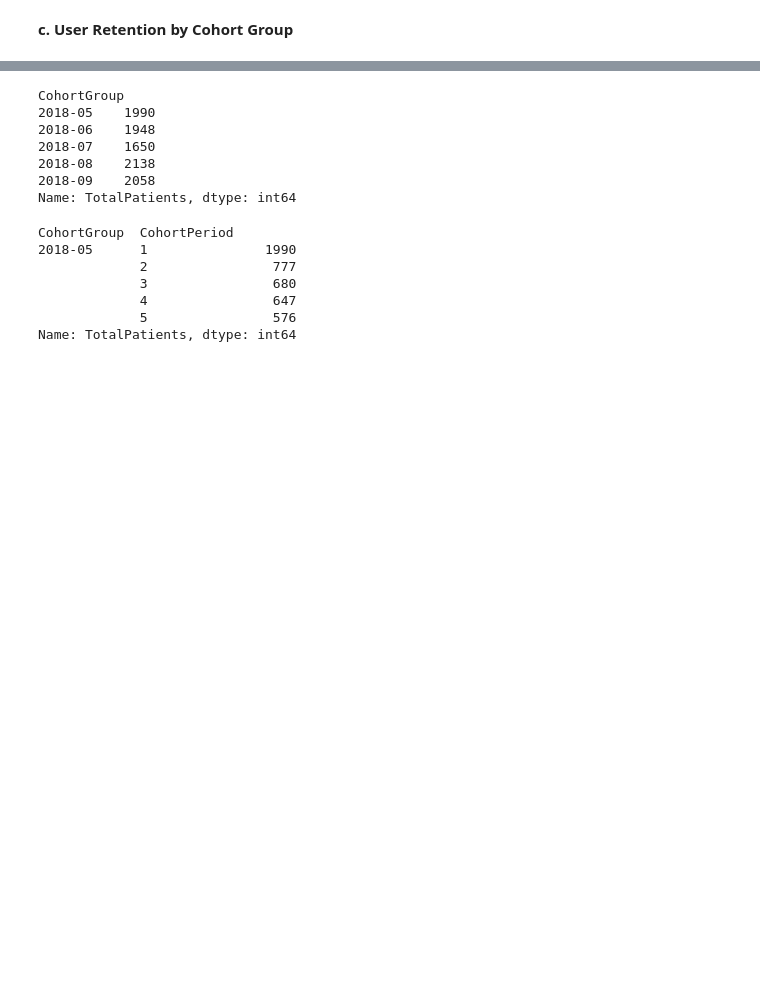
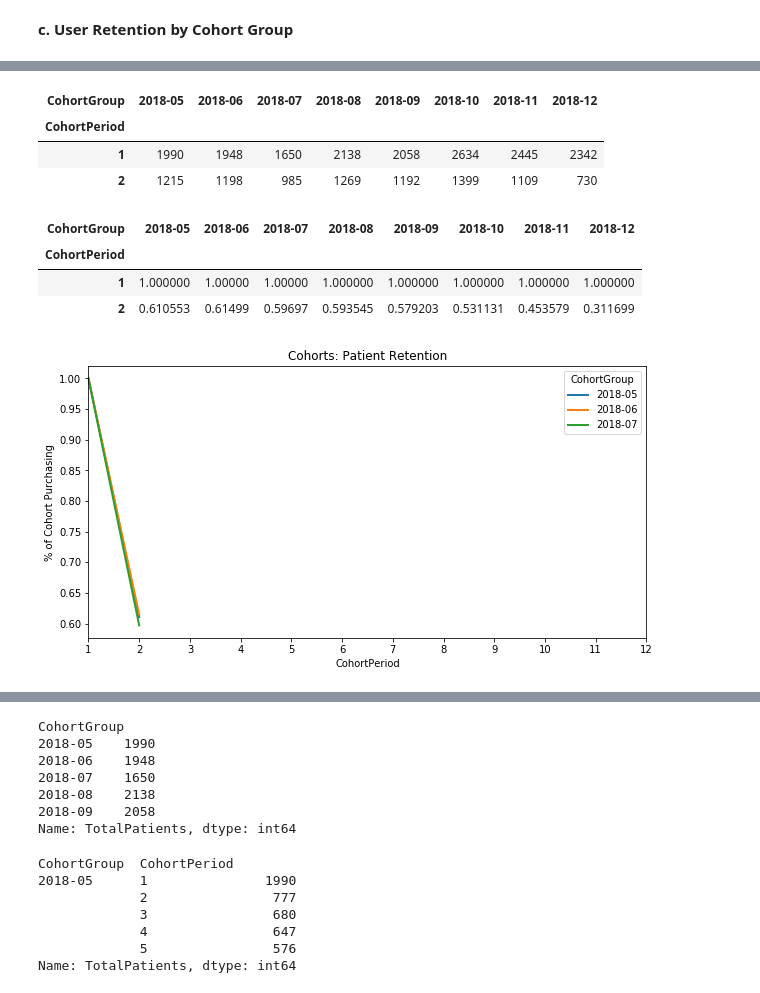
Before and after one commit to MartinAlonzo1/capsule, a Jupyter notebook: Capsule.ipynb, the cells around one changed output, grey strips where cells are left out. Saved outputs shown, nothing was run; the diff lists cells and outputs as text; code cells hidden in the pictures; blank space fills up the shorter version.

```diff
--- a/Capsule.ipynb
+++ b/Capsule.ipynb
@@ -227,2 +224,10 @@ cohorts.head()
 # %% [markdown]
 **c. User Retention by Cohort Group**
+# %%
+# reindex the DataFrame
+cohorts.reset_index(inplace=True)
+cohorts.set_index(['CohortGroup', 'CohortPeriod'], inplace=True)
+
+# create a Series holding the total size of each CohortGroup
+cohort_group_size = cohorts['TotalPatients'].groupby(level=0).first()
+cohort_group_size.head()
@@ -228,0 +242,31 @@ cohorts.head()
+# %%
+# unstack our cohorts DataFrame to create a matrix where each column represents a CohortGroup
+# and each row is the CohortPeriod corresponding to that group
+
+cohorts['TotalPatients'].unstack(0).head()
+# %% [output]
+| CohortGroup | 2018-05 | 2018-06 | 2018-07 | 2018-08 | 2018-09 | 2018-10 | 2018-11 | 2018-12 |
+| CohortPeriod |  |  |  |  |  |  |  |  |
+| 1 | 1990 | 1948 | 1650 | 2138 | 2058 | 2634 | 2445 | 2342 |
+| 2 | 1215 | 1198 | 985 | 1269 | 1192 | 1399 | 1109 | 730 |
+# %%
+# utilize broadcasting to divide each column by the corresponding cohort_group_size
+# The resulting DataFrame, user_retention, contains the percentage of users from the cohort
+# purchasing within the given period
+user_retention = cohorts['TotalPatients'].unstack(0).divide(cohort_group_size, axis=1)
+user_retention.head(10)
+# %% [output]
+| CohortGroup | 2018-05 | 2018-06 | 2018-07 | 2018-08 | 2018-09 | 2018-10 | 2018-11 | 2018-12 |
+| CohortPeriod |  |  |  |  |  |  |  |  |
+| 1 | 1.000000 | 1.00000 | 1.00000 | 1.000000 | 1.000000 | 1.000000 | 1.000000 | 1.000000 |
+| 2 | 0.610553 | 0.61499 | 0.59697 | 0.593545 | 0.579203 | 0.531131 | 0.453579 | 0.311699 |
+# %%
+# plot the cohorts over time in an effort to spot behavioral differences or similarities
+# only look at first three months, because these include longest windows of time for customer to order again
+user_retention[['2018-05', '2018-06','2018-07']].plot(figsize=(10,5))
+plt.title('Cohorts: Patient Retention')
+plt.xticks(np.arange(1, 12.1, 1))
+plt.xlim(1, 12)
+plt.ylabel('% of Cohort Purchasing');
+# %% [output]
+[figure, added]
```
Also changed, not shown: parts of 21 cells of this notebook.
